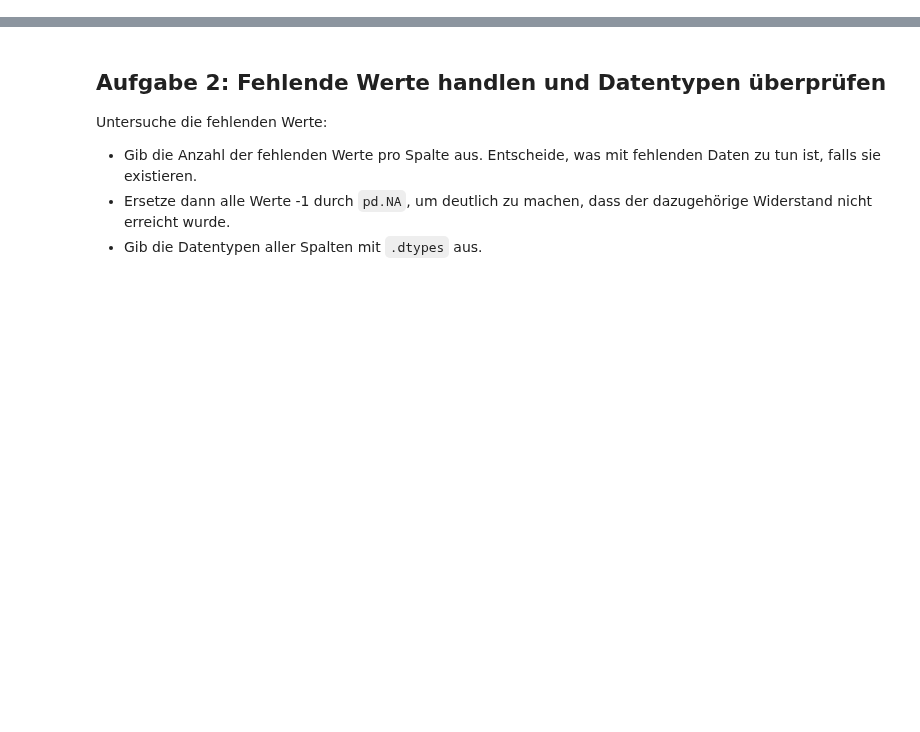
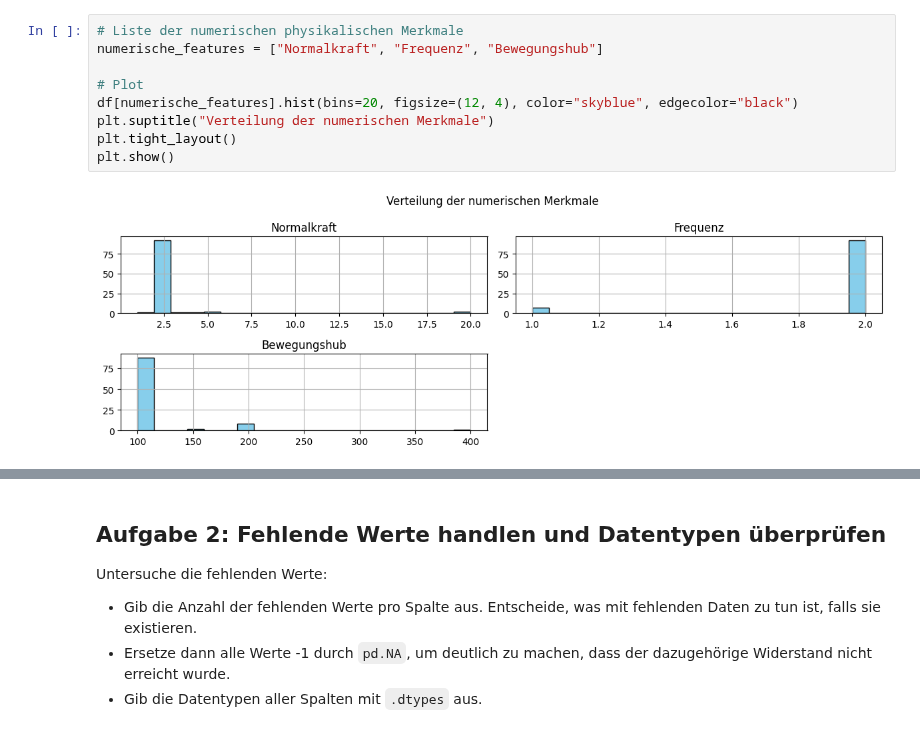
Before and after one commit to wolfromanlist/MLForEngineers, a Jupyter notebook: Notebooks/6-Lösungen.ipynb, the cells around one changed output, grey strips where cells are left out. Drawn from its saved outputs; the diff is of its cells as text; blank space fills up the shorter version.

```diff
--- a/Notebooks/6-Lösungen.ipynb
+++ b/Notebooks/6-Lösungen.ipynb
@@ -133,0 +154,11 @@ plt.show()
+# %%
+# Liste der numerischen physikalischen Merkmale
+numerische_features = ["Normalkraft", "Frequenz", "Bewegungshub"]
+
+# Plot
+df[numerische_features].hist(bins=20, figsize=(12, 4), color="skyblue", edgecolor="black")
+plt.suptitle("Verteilung der numerischen Merkmale")
+plt.tight_layout()
+plt.show()
+# %% [output]
+[figure, added]
```
Also changed, not shown: parts of 9 cells of this notebook, 1 other file.
